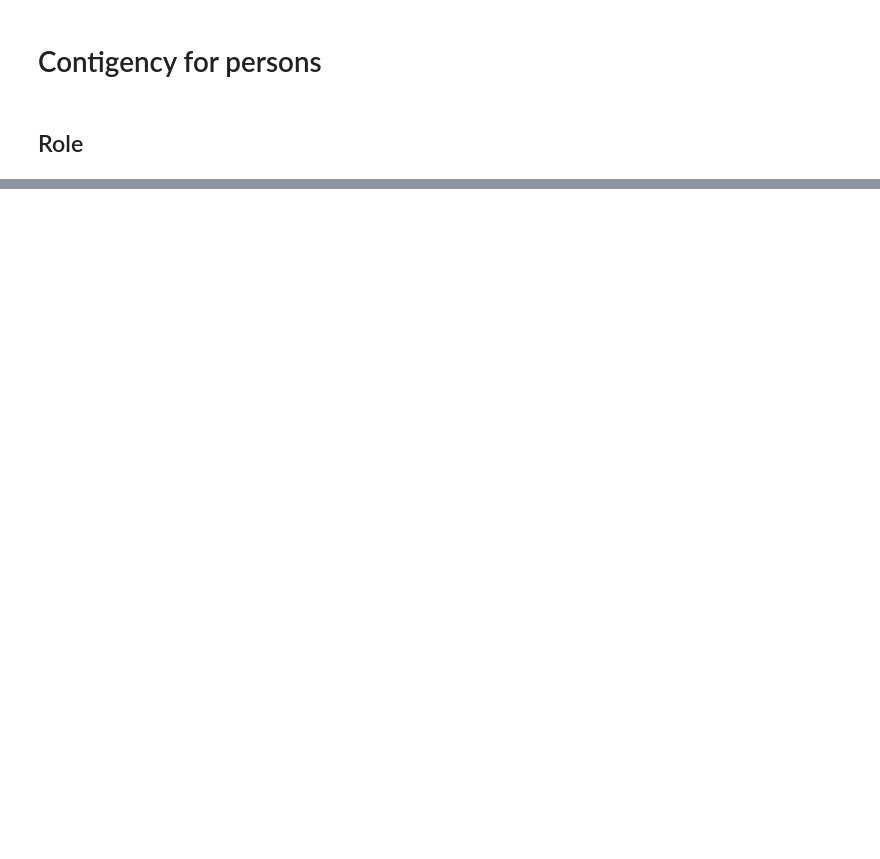
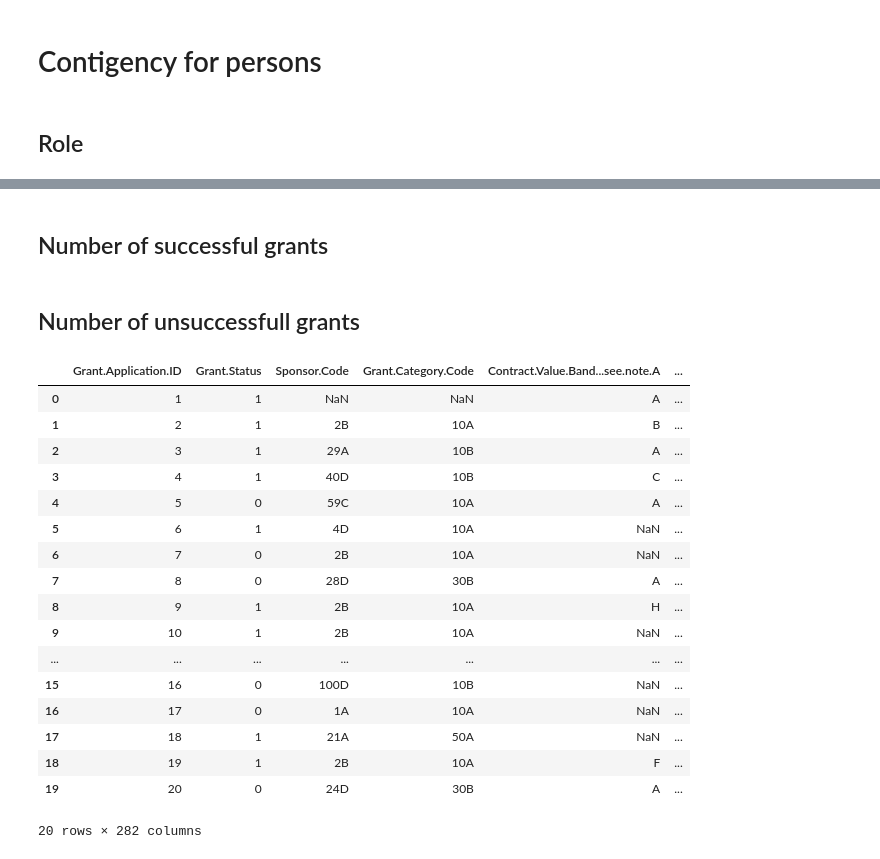
Before and after one commit to maximerihouey/grant_application, a Jupyter notebook: building_dataset.ipynb, the cells around one changed output, grey strips where cells are left out. Drawn from its saved outputs; the diff is of its cells as text; code cells hidden in the pictures; blank space fills up the shorter version.

Commit message:
adding aggregations capacities

```diff
--- a/building_dataset.ipynb
+++ b/building_dataset.ipynb
@@ -128,0 +126,18 @@ data.head()
+# %%
+# Build a dataframe with contingecy frequencies from a given spread column
+def add_aggregation(prefix, nb_max):
+    feature_names = [prefix+str(i) for i in range(1, nb_max+1)]
+    methods_to_apply = [np.mean]
+    new_feature_labels = ["mean_"+prefix]
+    def nested_func(x):
+        values = [x[feature_name] for feature_name in feature_names if np.isreal(x[feature_name]) and not np.isnan(x[feature_name])]
+        if len(values) > 0:
+            aggregated_values = [method(values) for method in methods_to_apply]
+        else:
+            aggregated_values = [np.nan] * len(methods_to_apply)
+        return pd.Series(aggregated_values, index=new_feature_labels)
+    return nested_func
+
+# Build a dataframe with contingecy frequencies from a given spread column
+def build_aggregation(data, prefix, nb_max):
+    return data.apply(add_aggregation(prefix, nb_max), axis=1, raw=True)
@@ -128,0 +146,31 @@ data.head()
+# %%
+data = data.join(build_aggregation(data, "Year.of.Birth.", 15))
+# %% [markdown]
+## Number of successful grants
+# %%
+data = data.join(build_aggregation(data, "Number.of.Successful.Grant.", 15))
+# %% [markdown]
+## Number of unsuccessfull grants
+# %%
+data = data.join(build_aggregation(data, "Number.of.Unsuccessful.Grant.", 15))
+# %%
+data.head(20)
+# %% [output]
+|  | Grant.Application.ID | Grant.Status | Sponsor.Code | Grant.Category.Code | Contract.Value.Band...see.note.A | ... |
+| 0 | 1 | 1 | NaN | NaN | A | ... |
+| 1 | 2 | 1 | 2B | 10A | B | ... |
+| 2 | 3 | 1 | 29A | 10B | A | ... |
+| 3 | 4 | 1 | 40D | 10B | C | ... |
+| 4 | 5 | 0 | 59C | 10A | A | ... |
+| 5 | 6 | 1 | 4D | 10A | NaN | ... |
+| 6 | 7 | 0 | 2B | 10A | NaN | ... |
+| 7 | 8 | 0 | 28D | 30B | A | ... |
+| 8 | 9 | 1 | 2B | 10A | H | ... |
+| 9 | 10 | 1 | 2B | 10A | NaN | ... |
+| ... | ... | ... | ... | ... | ... | ... |
+| 15 | 16 | 0 | 100D | 10B | NaN | ... |
+| 16 | 17 | 0 | 1A | 10A | NaN | ... |
+| 17 | 18 | 1 | 21A | 50A | NaN | ... |
+| 18 | 19 | 1 | 2B | 10A | F | ... |
+| 19 | 20 | 0 | 24D | 30B | A | ... |
+20 rows × 282 columns
```
Also changed, not shown: parts of 10 cells of this notebook.
